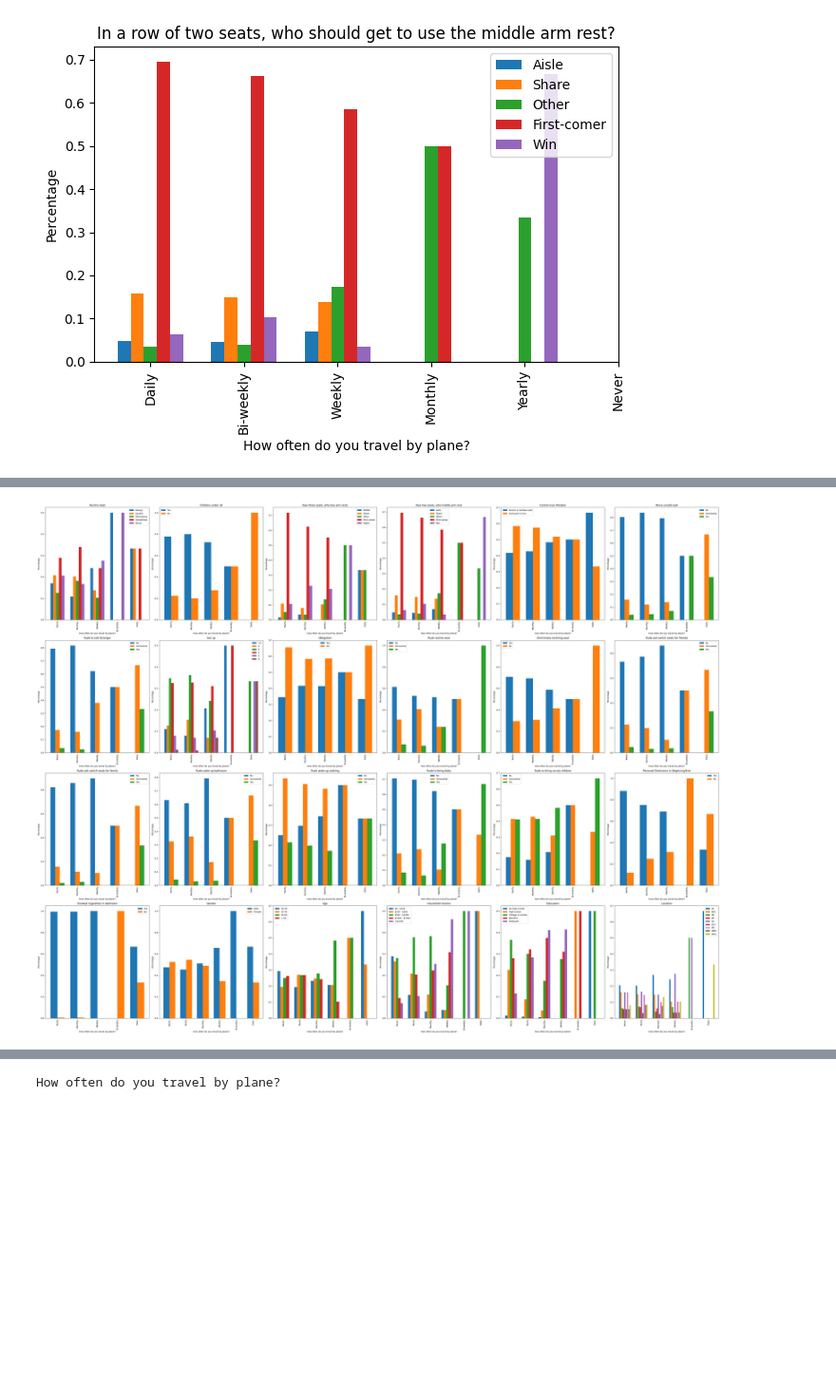
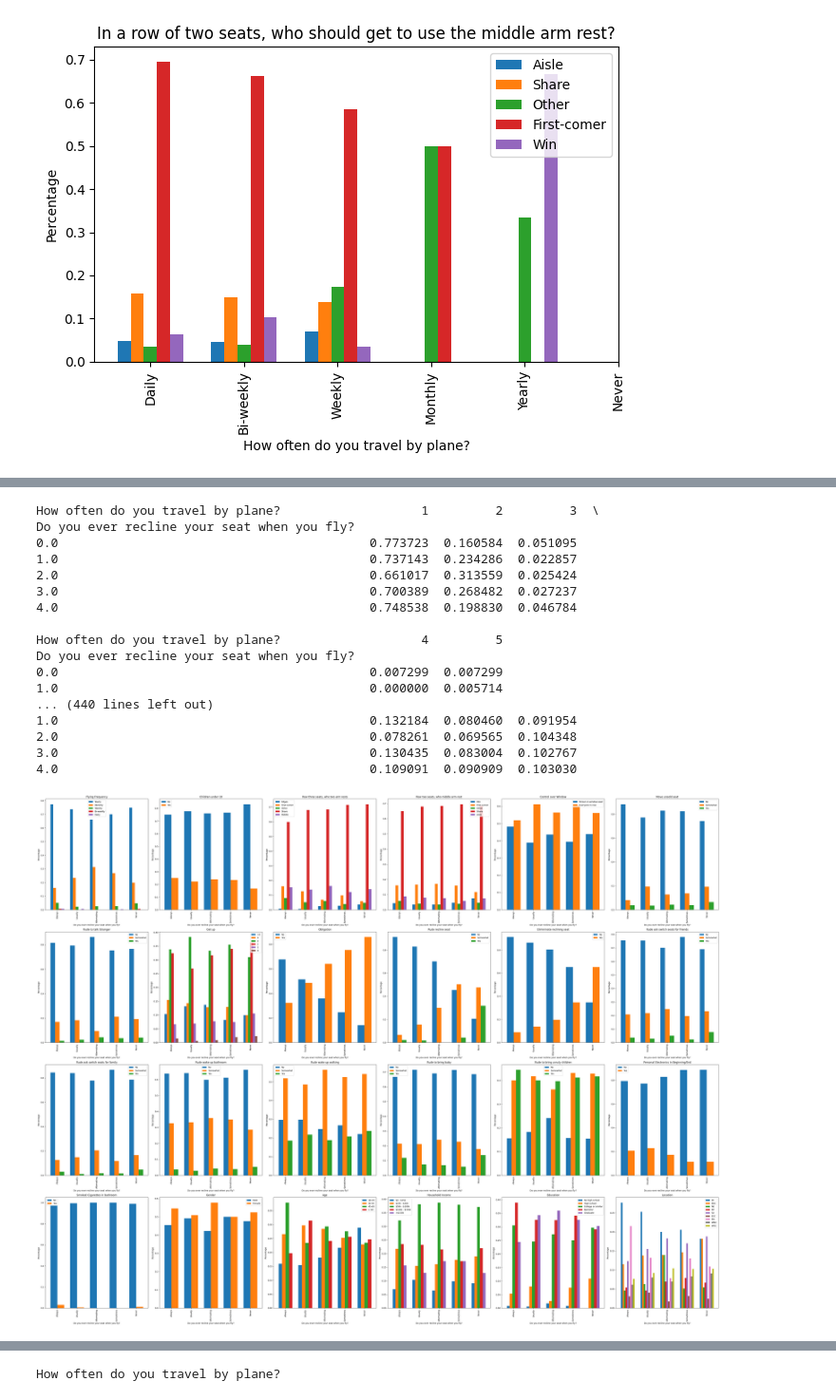
Before and after one commit to mloenker/flying-etiquette-data-lit, a Jupyter notebook: bar_plots.ipynb, the cells around one changed output, grey strips where cells are left out. Shown at 95% size. Drawn from its saved outputs; the diff is of its cells as text; code cells hidden in the pictures; blank space fills up the shorter version.

```diff
--- a/bar_plots.ipynb
+++ b/bar_plots.ipynb
@@ -162,37 +163,58 @@ def many_plots (df, feature, calculate_conditional_probability, ftbs, qs):
         if q == feature:
             continue
         if q == 'How tall are you?':
             continue
         conditional_prob = calculate_conditional_probability(df, feature, q)
 
         ax = ax_flat[counter]
 
         conditional_prob.plot(kind='bar', stacked=False, width=0.7,ax=ax)
-        # print(conditional_prob)
+        print(conditional_prob)
         ax.set_title(qs(conditional_prob.columns.name))
         ax.set_xlabel(conditional_prob.index.name)
         ax.set_ylabel('Percentage')
         feature_name = ftbs(conditional_prob.columns.name)
         q_name = conditional_prob.index.name
         q_name_list = conditional_prob.index.tolist()
 
         answer_change = []
         for i in q_name_list:
             i = float(i)
             answer_change.append(ftbs(q_name, i))
 
+        columns_list = []
+        for i in conditional_prob.columns.tolist():
+            i = float(i)
+            columns_list.append(ftbs(conditional_prob.columns.name, i))
 
         ax.set_xticks(range(len(q_name_list)))
         ax.set_xticklabels(answer_change)
-        ax.legend(list(feature_name.values()))
+        ax.legend(columns_list)
 
         counter+=1
 
     plt.tight_layout()  # Adjust layout for better visualization
     plt.show()
-many_plots(df, 'How often do you travel by plane?', calculate_conditional_probability, ftbs, qs)
+many_plots(df, 'Do you ever recline your seat when you fly?', calculate_conditional_probability, ftbs, qs)
 # %% [output]
+How often do you travel by plane?                   1         2         3  \
+Do you ever recline your seat when you fly?
+0.0                                          0.773723  0.160584  0.051095
+1.0                                          0.737143  0.234286  0.022857
+2.0                                          0.661017  0.313559  0.025424
+3.0                                          0.700389  0.268482  0.027237
+4.0                                          0.748538  0.198830  0.046784
+
+How often do you travel by plane?                   4         5
+Do you ever recline your seat when you fly?
+0.0                                          0.007299  0.007299
+1.0                                          0.000000  0.005714
+... (440 lines left out)
+1.0                                          0.132184  0.080460  0.091954
+2.0                                          0.078261  0.069565  0.104348
+3.0                                          0.130435  0.083004  0.102767
+4.0                                          0.109091  0.090909  0.103030
-[figure, old version]
+[figure, new version]
 # %%
 from create_plots_feature import MakeFeaturePlots
 import pandas as pd
```
Also changed, not shown: parts of 2 cells of this notebook, 1 other file.
